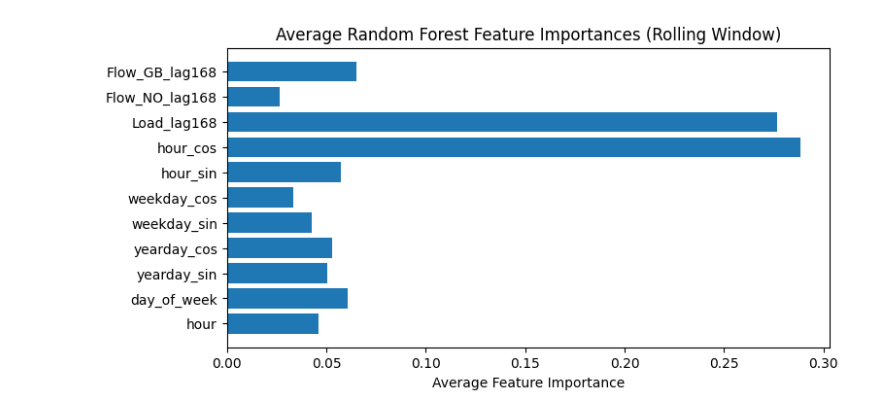
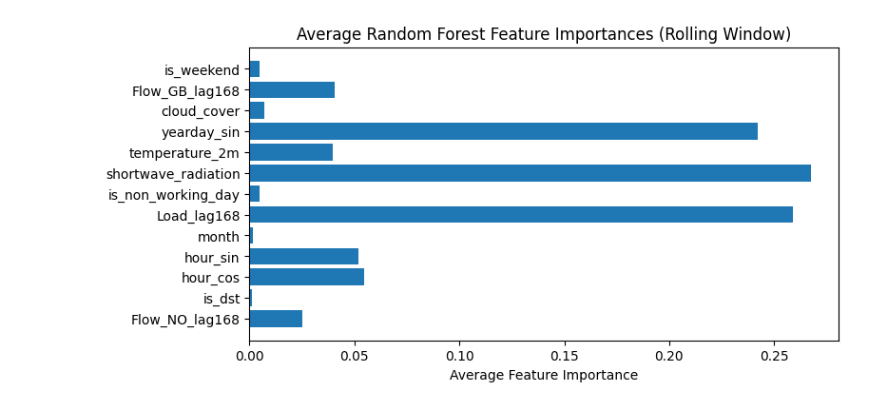
Before and after one commit to tvgerwe/ENEXIS, a Jupyter notebook: workspaces/sharell/random forest model 2.ipynb, the cells around one changed output. Drawn from its saved outputs; the diff is of its cells as text; code cells hidden in the pictures.

Commit message:
random forest model

```diff
--- a/workspaces/sharell/random forest model 2.ipynb
+++ b/workspaces/sharell/random forest model 2.ipynb
@@ -3,7 +3,7 @@ import sqlite3
 import pandas as pd
 
 # Pad naar de SQLite-database
-db_path = 'C:/Users/shba/Documents/JADS project/ENEXIS/src/data/WARP2.db'
+db_path = 'C:/Users/shba/Documents/JADS project/ENEXIS/src/data/WARP.db'
 
 # Maak verbinding met de database
 conn = sqlite3.connect(db_path)
@@ -14,5 +14,3 @@ df = pd.read_sql_query(query, conn)
 
 # Sluit de verbinding
 conn.close()
-
-print(df.head())
@@ -49,13 +25 @@ Index(['hour', 'day_of_week', 'month', 'day_of_year', 'hour_sin', 'hour_cos',
       dtype='object')
-# %%
-# Stel een jaartal in (bijvoorbeeld 2025)
-year = 2025
-
-# Maak een nieuwe Timestamp kolom aan
-df['Timestamp'] = pd.to_datetime({
-    'year': year,
-    'month': df['month'],
-    'day': 1  # tijdelijke placeholder, wordt hieronder aangepast
-}) + pd.to_timedelta(df['day_of_year'] - 1, unit='D') + pd.to_timedelta(df['hour'], unit='h')
-
-print(df.head())
@@ -80,3 +26,5 @@ print(df.head())
+# %%
+df['Timestamp'] = pd.to_datetime(df['target_datetime'],utc=True)
 # %%
 from sklearn.ensemble import RandomForestRegressor
 
@@ -715,36 +289,8 @@ plt.show()
 # %%
-import numpy as np
-from sklearn.ensemble import RandomForestRegressor
-from sklearn.metrics import mean_absolute_error, mean_squared_error
-
-# Pad naar de SQLite-database
-db_path = 'C:/Users/shba/Documents/JADS project/ENEXIS/src/data/WARP2.db'
-
-# Maak verbinding met de database
-conn = sqlite3.connect(db_path)
-
-# Lees de 'master_warp'-tabel in een Pandas DataFrame
-query = "SELECT * FROM master_warp"
-df = pd.read_sql_query(query, conn)
-
-# Sluit de verbinding
-conn.close()
-
-# Controleer kolommen
-print(df.columns)
 all_preds = []
 all_actuals = []
 all_timestamps = []
 all_horizons = []
-
-# Stel een jaartal in (bijvoorbeeld 2025)
-year = 2025
-
-# Maak een nieuwe Timestamp kolom aan
-df['Timestamp'] = pd.to_datetime(year * 1000 + df['day_of_year'], format='%Y%j') + pd.to_timedelta(df['hour'], unit='h')
-
-# Feature engineering
-df = df.dropna()
 
 # Voeg een 7-daagse lag toe (168 uur terug)
 df['Load_lag168'] = df['Load'].shift(168)
@@ -753,18 +299,18 @@ df['Flow_GB_lag168'] = df['Flow_GB'].shift(168)
 
 
 # Parameters
-window_size = 7  # days in training set
+window_size = 73  # days in training set
 test_size = 7    # days in test set
 step_size = 1    # days to roll forward
 features = [
-    'hour', 'day_of_week',
-    'yearday_sin', 'yearday_cos', 'weekday_sin', 'weekday_cos', 'hour_sin',
-    'hour_cos', 'Load_lag168', 'Flow_NO_lag168', 'Flow_GB_lag168']
+    'Flow_NO_lag168','is_dst', 'hour_cos', 'hour_sin','month',
+    'Load_lag168','is_non_working_day','shortwave_radiation', 'temperature_2m',
+    'yearday_sin', 'cloud_cover', 'Flow_GB_lag168',  'is_weekend']
 
 # Prepare
 df = df.sort_values('Timestamp').reset_index(drop=True)
-start_date = pd.Timestamp('2025-01-01')
-end_date = pd.Timestamp.today().normalize() - pd.Timedelta(days=window_size + test_size - 1)
+start_date = pd.Timestamp('2025-01-01', tz='UTC')
+end_date = pd.Timestamp('2025-01-31', tz='UTC')
 
 rmses = []
 maes = []
@@ -870,4 +416,4 @@ Flow_GB_lag168: 0.065
-[figure, old version]
+[figure, new version]
 # %%
 # Gemiddelde RMSE, MAE en feature importance
 print(f"\nAverage RMSE: {np.mean(rmses):.4f}")
```
Also changed, not shown: parts of 29 cells of this notebook, 2 other files.
